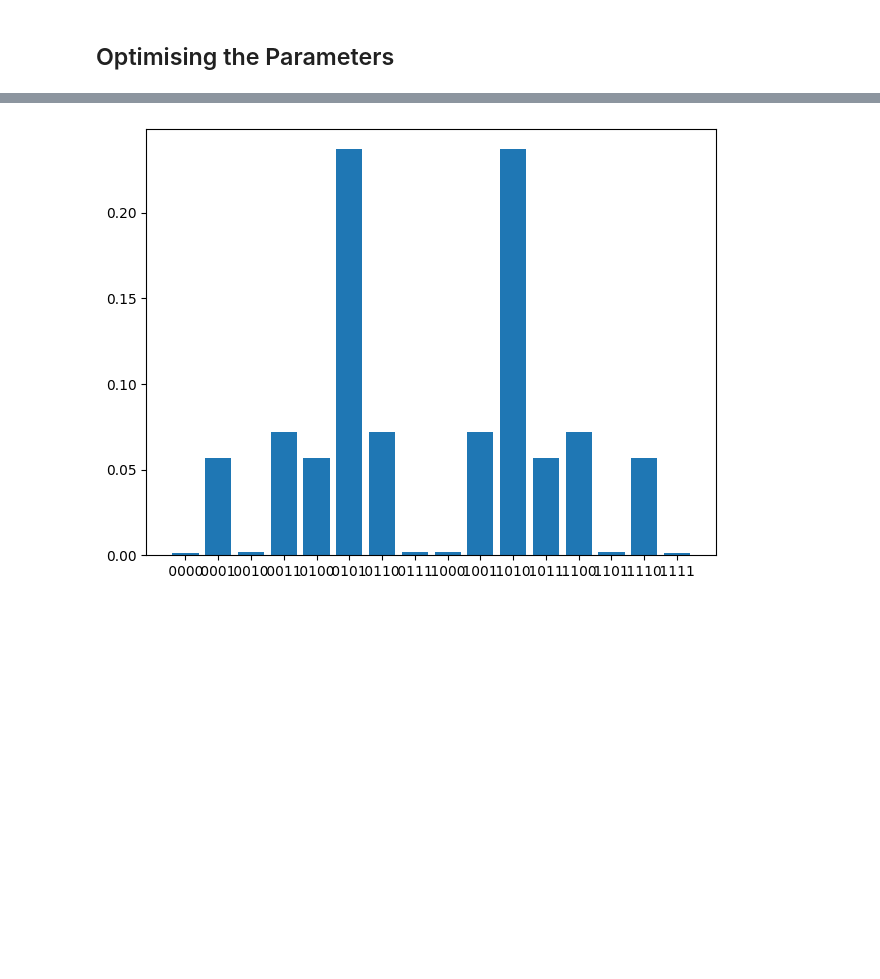
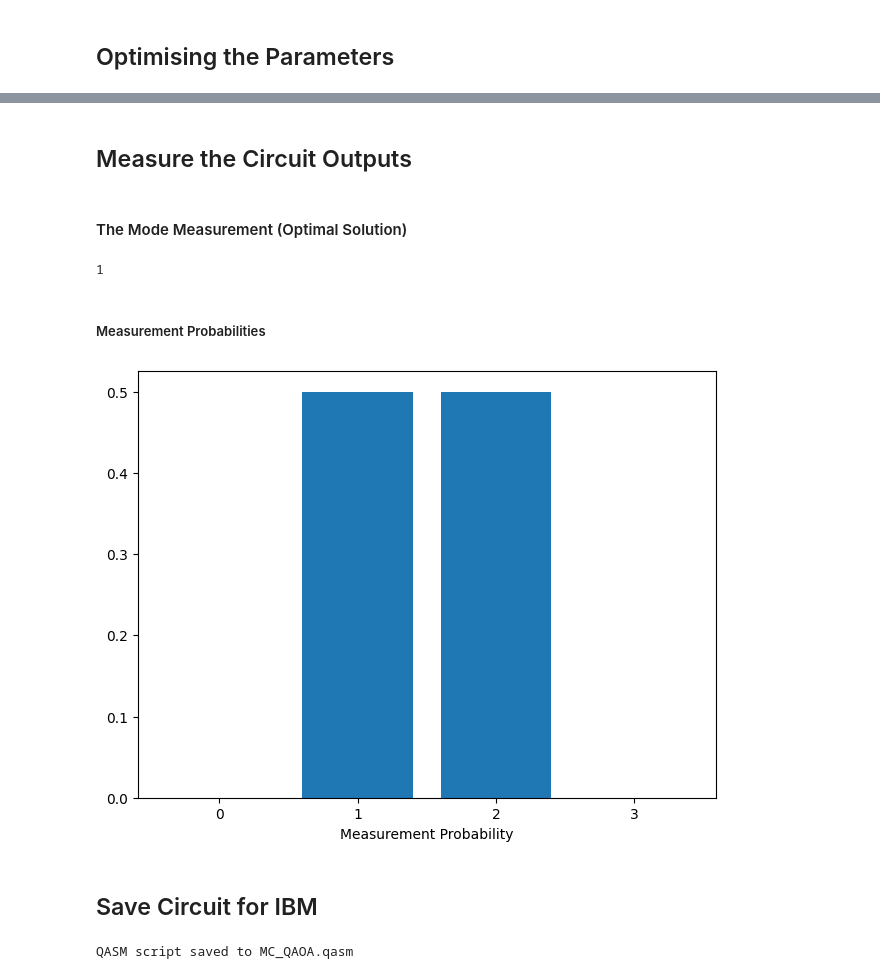
Before and after one commit to AJWestley/QAOA-MaxCut, a Jupyter notebook: src/maxcutQAOA.ipynb, the cells around one changed output, grey strips where cells are left out. Cells and saved outputs as stored; diff of their text form; code cells hidden in the pictures; blank space fills up the shorter version.

```diff
--- a/src/maxcutQAOA.ipynb
+++ b/src/maxcutQAOA.ipynb
@@ -85,9 +126,9 @@ def circuit(params, n_layers = LAYERS, n_qubits = NUM_QUBITS, graph = G):
 
     return qml.expval(Hc(graph))
 
-# For sampling from the circuit
+# For geting the final circuit state
 @qml.qnode(dev)
-def measure(params, n_layers = LAYERS, n_qubits = NUM_QUBITS, graph = G):
+def final_state(params, n_layers = LAYERS, n_qubits = NUM_QUBITS, graph = G):
     gammas = params[0]
     betas = params[1]
 
@@ -140,6 +184,25 @@ bitstrings = get_bitstrings(len(observations))
-# %%
-plt.bar(bitstrings, observations)
-plt.tight_layout()
-plt.show()
-# %% [output]
-[figure, removed]
+# %% [markdown]
+## Measure the Circuit Outputs
+# %% [markdown]
+#### The Mode Measurement (Optimal Solution)
+# %%
+observations = final_state(params)
+print(np.argmax(observations))
+# %% [output]
+1
+# %% [markdown]
+##### Measurement Probabilities
+# %%
+plt.bar([str(i) for i in range(2**NUM_QUBITS)], observations)
+plt.tight_layout()
+plt.xlabel('Final State (Base 10)')
+plt.xlabel('Measurement Probability')
+plt.savefig(f'{NUM_QUBITS}Node_{LAYERS}Layer_Probabilities.png', dpi=300)
+# %% [output]
+[figure, added]
+# %% [markdown]
+## Save Circuit for IBM
+# %%
+save_circuit(final_state, f'QASM Circuits/MaxCutQAOA_{NUM_QUBITS}Nodes_{LAYERS}Layers.qasm')
+# %% [output]
+QASM script saved to MC_QAOA.qasm
```
Also changed, not shown: parts of 29 cells of this notebook, 22 other files.
